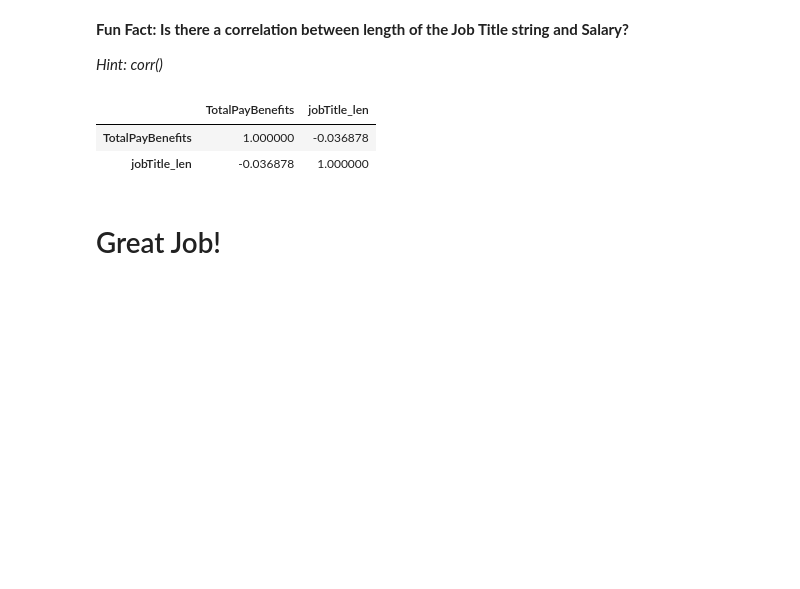
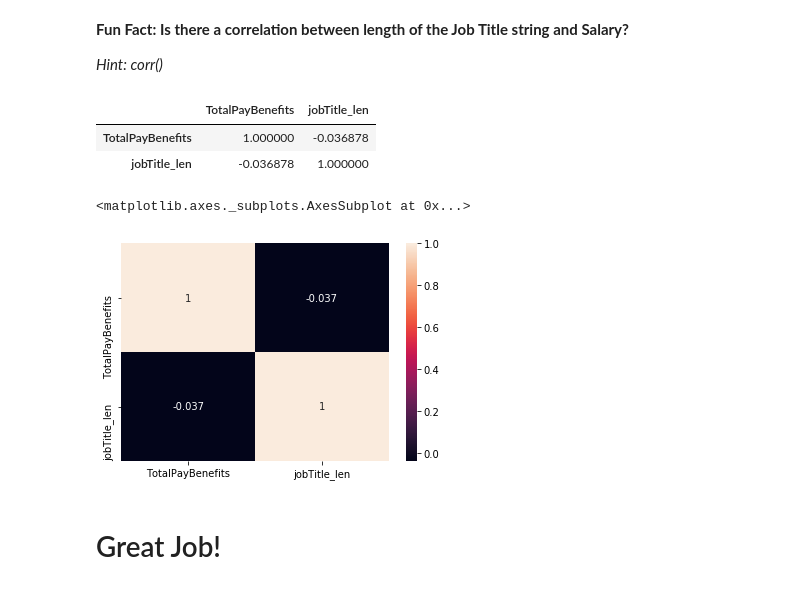
Before and after one commit to ngTienPhat/CoderschoolProblemSet, a Jupyter notebook: NguyenTienPhat_DAwP_Assignment_2.ipynb, the cells around one changed output. Cells and saved outputs as stored; diff of their text form; code cells hidden in the pictures; blank space fills up the shorter version.

```diff
--- a/NguyenTienPhat_DAwP_Assignment_2.ipynb
+++ b/NguyenTienPhat_DAwP_Assignment_2.ipynb
@@ -357,5 +343,10 @@ sal2[['TotalPayBenefits', 'jobTitle_len']].corr(method='pearson')
 |  | TotalPayBenefits | jobTitle_len |
 | TotalPayBenefits | 1.000000 | -0.036878 |
 | jobTitle_len | -0.036878 | 1.000000 |
+# %%
+sns.heatmap(sal2[['TotalPayBenefits', 'jobTitle_len']].corr(), annot=True)
+# %% [output]
+<matplotlib.axes._subplots.AxesSubplot at 0x...>
+[figure, added]
 # %% [markdown]
 # Great Job!
```
Also changed, not shown: parts of 7 cells of this notebook.
